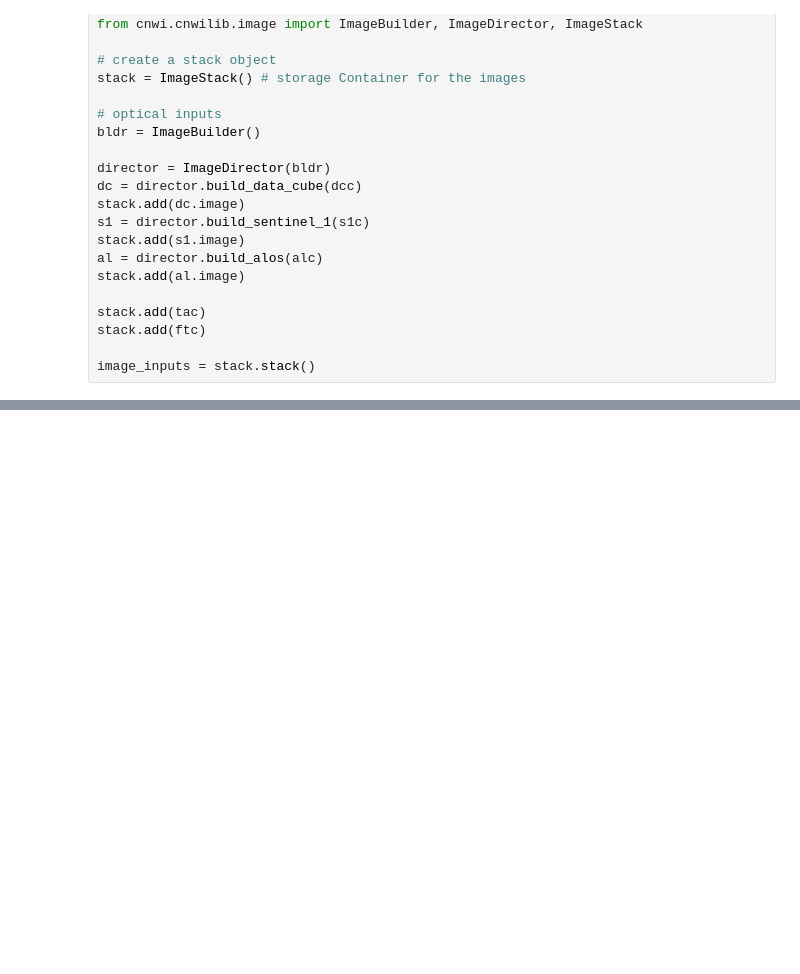
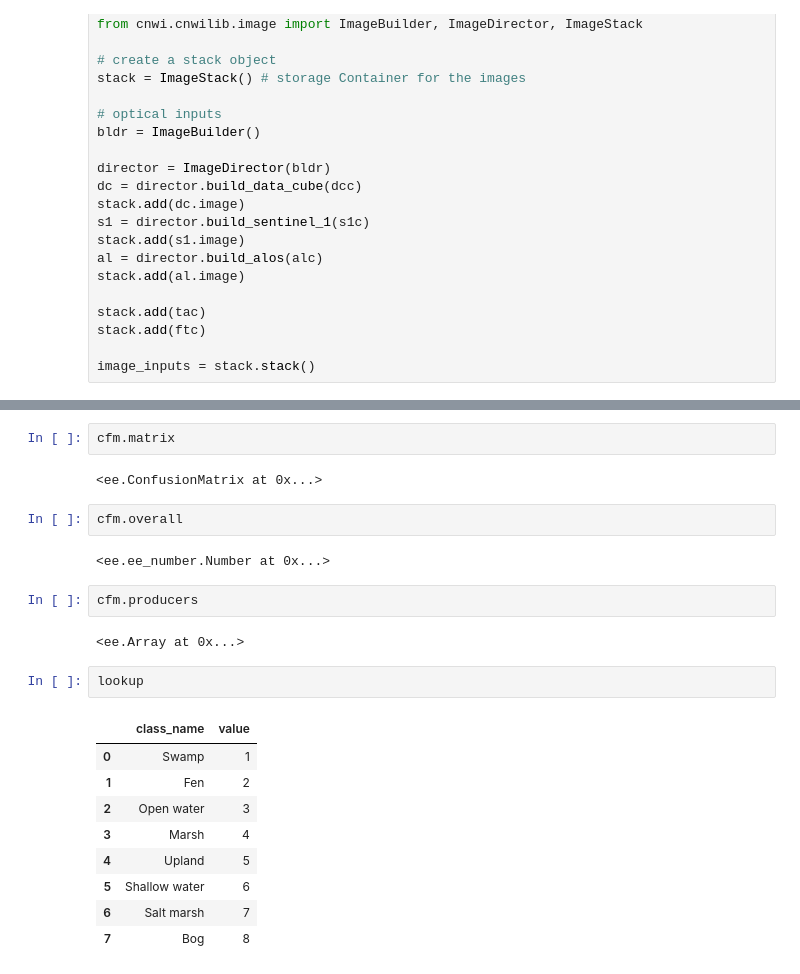
Before and after one commit to Wetlands-NWRC/cnwi, a Jupyter notebook: docs/examples/classify_cnwi_sciops.ipynb, the cells around one changed output, grey strips where cells are left out. Drawn from its saved outputs; the diff is of its cells as text; blank space fills up the shorter version.

```diff
--- a/docs/examples/classify_cnwi_sciops.ipynb
+++ b/docs/examples/classify_cnwi_sciops.ipynb
@@ -227,0 +235,24 @@ Map(center=[45.886023471286315, -63.424013815168024], controls=(WidgetControl(op
+# %%
+cfm.matrix
+# %% [output]
+<ee.ConfusionMatrix at 0x...>
+# %%
+cfm.overall
+# %% [output]
+<ee.ee_number.Number at 0x...>
+# %%
+cfm.producers
+# %% [output]
+<ee.Array at 0x...>
+# %%
+lookup
+# %% [output]
+|  | class_name | value |
+| 0 | Swamp | 1 |
+| 1 | Fen | 2 |
+| 2 | Open water | 3 |
+| 3 | Marsh | 4 |
+| 4 | Upland | 5 |
+| 5 | Shallow water | 6 |
+| 6 | Salt marsh | 7 |
+| 7 | Bog | 8 |
```
Also changed, not shown: parts of 5 cells of this notebook.
